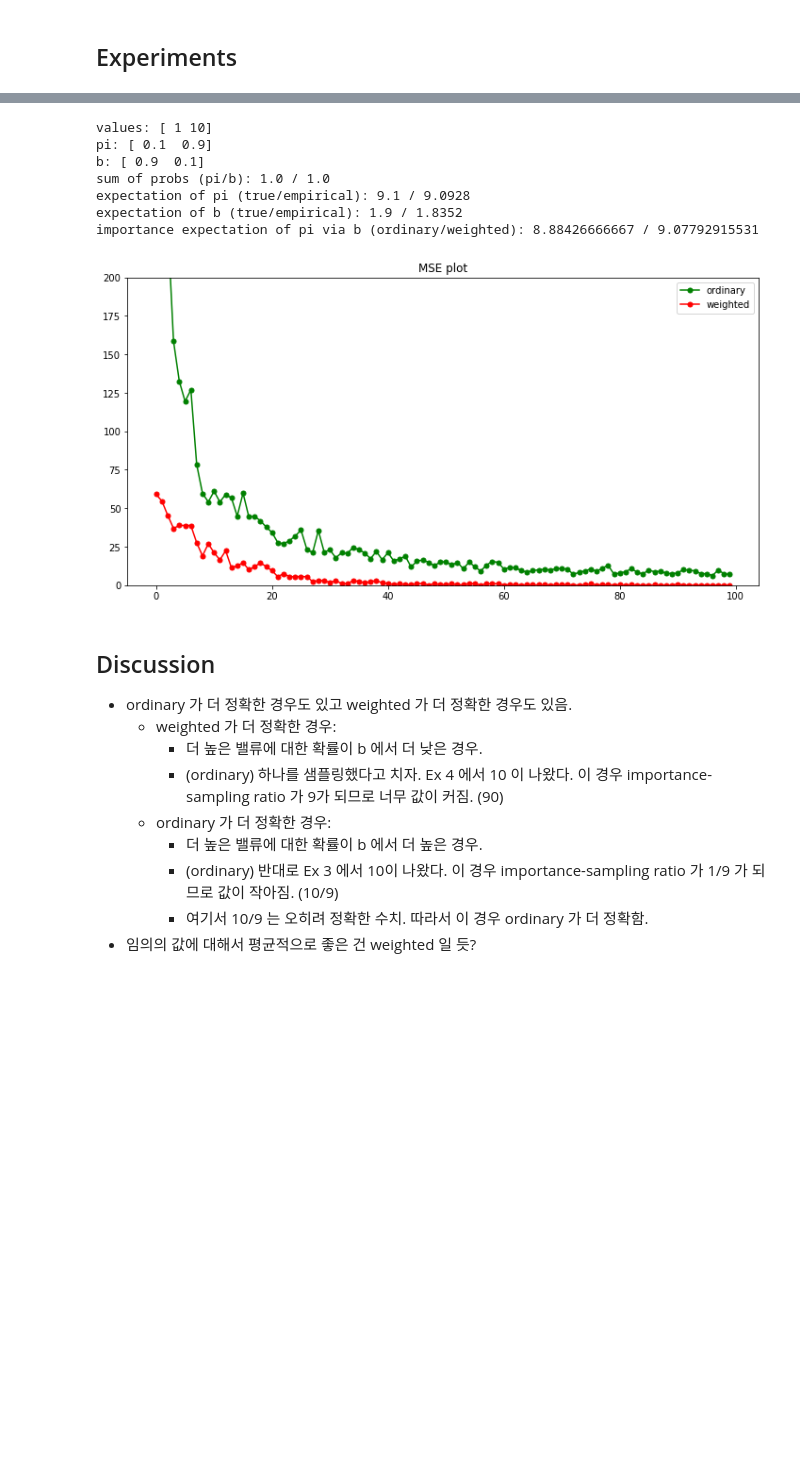
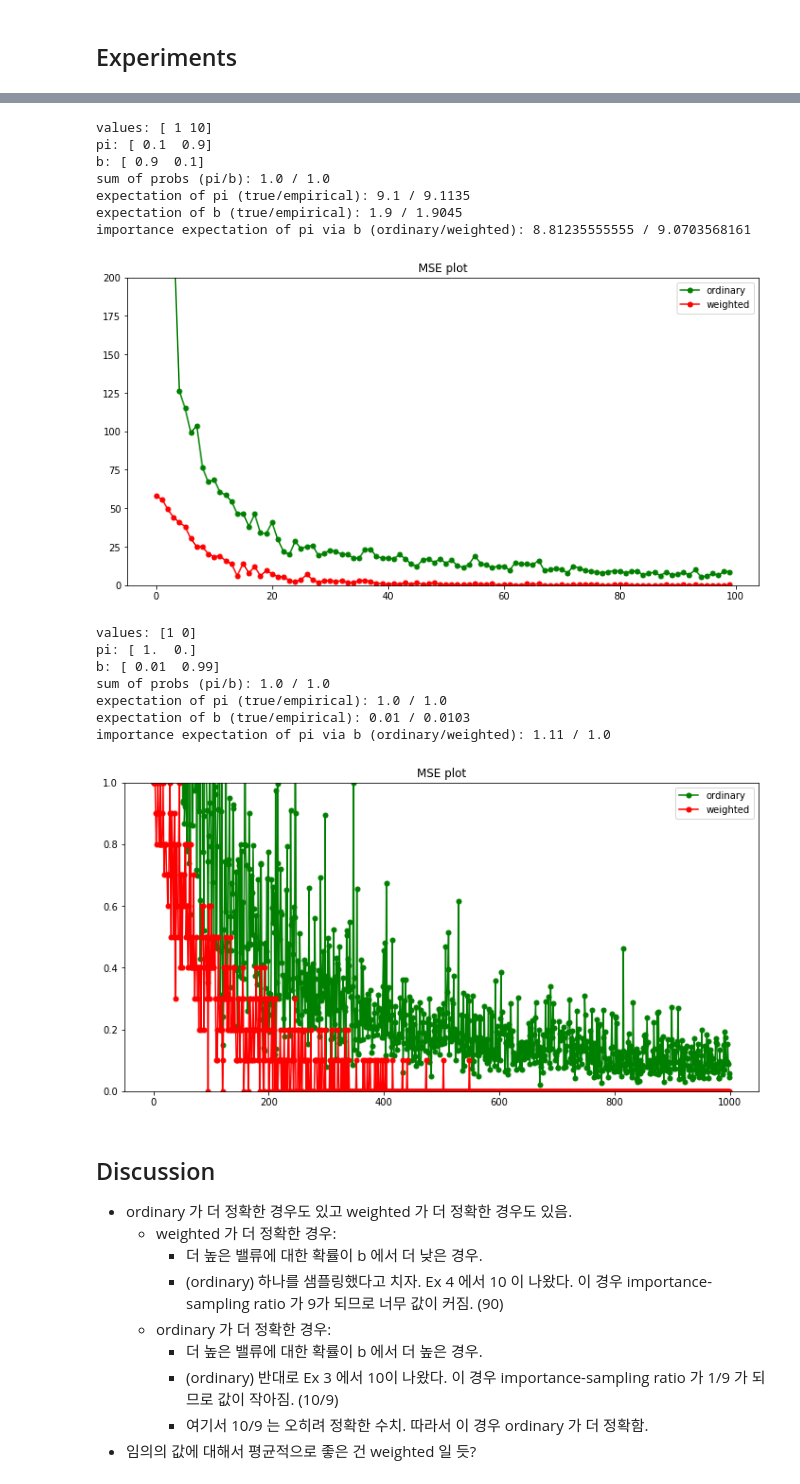
Before and after one commit to khanrc/ml.playground, a Jupyter notebook: RL/ch5.5-importance-sampling.ipynb, the cells around one changed output, grey strips where cells are left out. Drawn from its saved outputs; the diff is of its cells as text; code cells hidden in the pictures; blank space fills up the shorter version.

```diff
--- a/RL/ch5.5-importance-sampling.ipynb
+++ b/RL/ch5.5-importance-sampling.ipynb
@@ -133,16 +137,32 @@ v = np.array( [  1, 10])
 pi = np.array([0.1, 0.9])
 b = np.array( [0.9, 0.1])
 
-experiment(v, pi, b, N=100, plot_y_max=200)
+experiment(v, pi, b, N=100, R=100, plot_y_max=200)
 # %% [output]
 values: [ 1 10]
 pi: [ 0.1  0.9]
 b: [ 0.9  0.1]
 sum of probs (pi/b): 1.0 / 1.0
-expectation of pi (true/empirical): 9.1 / 9.0928
-expectation of b (true/empirical): 1.9 / 1.8352
-importance expectation of pi via b (ordinary/weighted): 8.88426666667 / 9.07792915531
+expectation of pi (true/empirical): 9.1 / 9.1135
+expectation of b (true/empirical): 1.9 / 1.9045
+importance expectation of pi via b (ordinary/weighted): 8.81235555555 / 9.0703568161
-[figure, old version]
+[figure, new version]
+# %%
+# Ex 5.
+v = np.array( [  1, 0])
+pi = np.array([1.0, 0.0])
+b = np.array( [0.01, 0.99])
+
+experiment(v, pi, b, N=1000, R=10, plot_y_max=1)
+# %% [output]
+values: [1 0]
+pi: [ 1.  0.]
+b: [ 0.01  0.99]
+sum of probs (pi/b): 1.0 / 1.0
+expectation of pi (true/empirical): 1.0 / 1.0
+expectation of b (true/empirical): 0.01 / 0.0103
+importance expectation of pi via b (ordinary/weighted): 1.11 / 1.0
+[figure, added]
 # %% [markdown]
 ## Discussion
 
```
Also changed, not shown: parts of 10 cells of this notebook.
